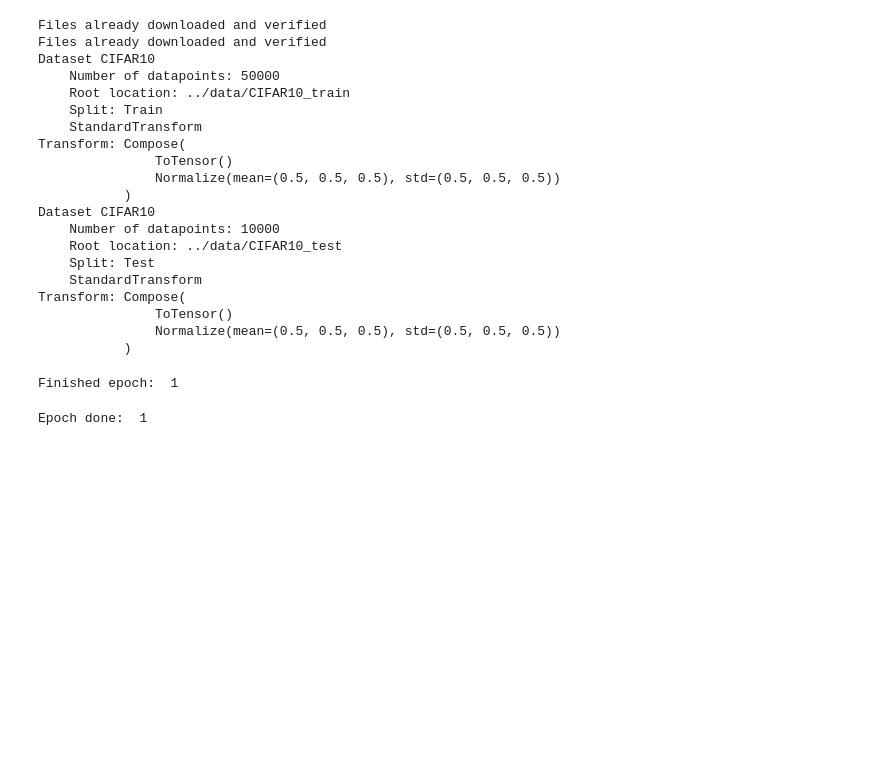
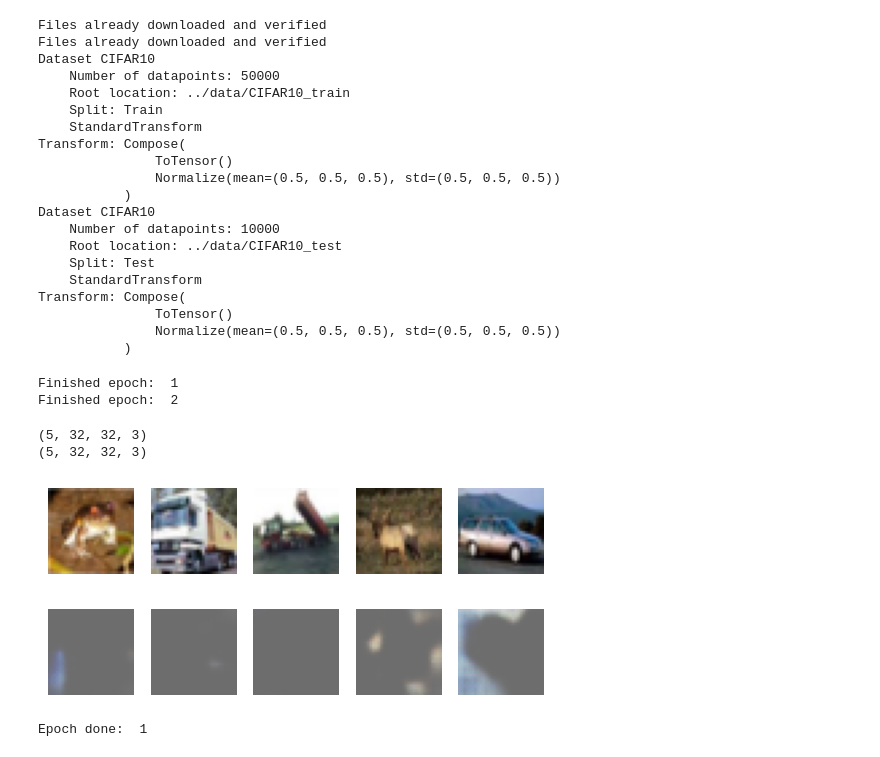
Before and after one commit to alexojica/research-project-experiments, a Jupyter notebook: src/jupyter_notebook/cifar.ipynb, the cells around one changed output. Saved outputs shown, nothing was run; the diff lists cells and outputs as text; code cells hidden in the pictures; blank space fills up the shorter version.

```diff
--- a/src/jupyter_notebook/cifar.ipynb
+++ b/src/jupyter_notebook/cifar.ipynb
@@ -51,8 +51,9 @@ vae_model, vae_loss_li, kl_loss_li, recons_loss_li = vae.train_model(
     training_data=training_data,
     batch_size=32,
     beta=0.000075,
-    epochs=1,
+    epochs=50,
     learning_rate=0.001
 )
 # %% [output]
 Finished epoch:  1
+Finished epoch:  2
@@ -84,6 +67,23 @@ plot_vae_training_result(
     kl_loss_li=kl_loss_li,
     recons_loss_li=recons_loss_li
 )
+# %%
+# check output
+samples = training_data.data[:5]
+plot_cifar_image(samples)
+
+# vae expects permuted input of (<bath_size, channels, height, width>)
+output = vae.generate_data(5)
+output = output.permute(0, 3, 2, 1).cpu().detach().numpy()
+
+assert output.shape == (5, 32, 32, 3)
+
+plot_cifar_image(output)
+# %% [output]
+(5, 32, 32, 3)
+(5, 32, 32, 3)
+[figure, added]
+[figure, added]
 # %%
 # train classifier for performance evaluation
 classifier = CIFAR10Classifier()
```
Also changed, not shown: parts of 1 cell of this notebook, 1 other file.
